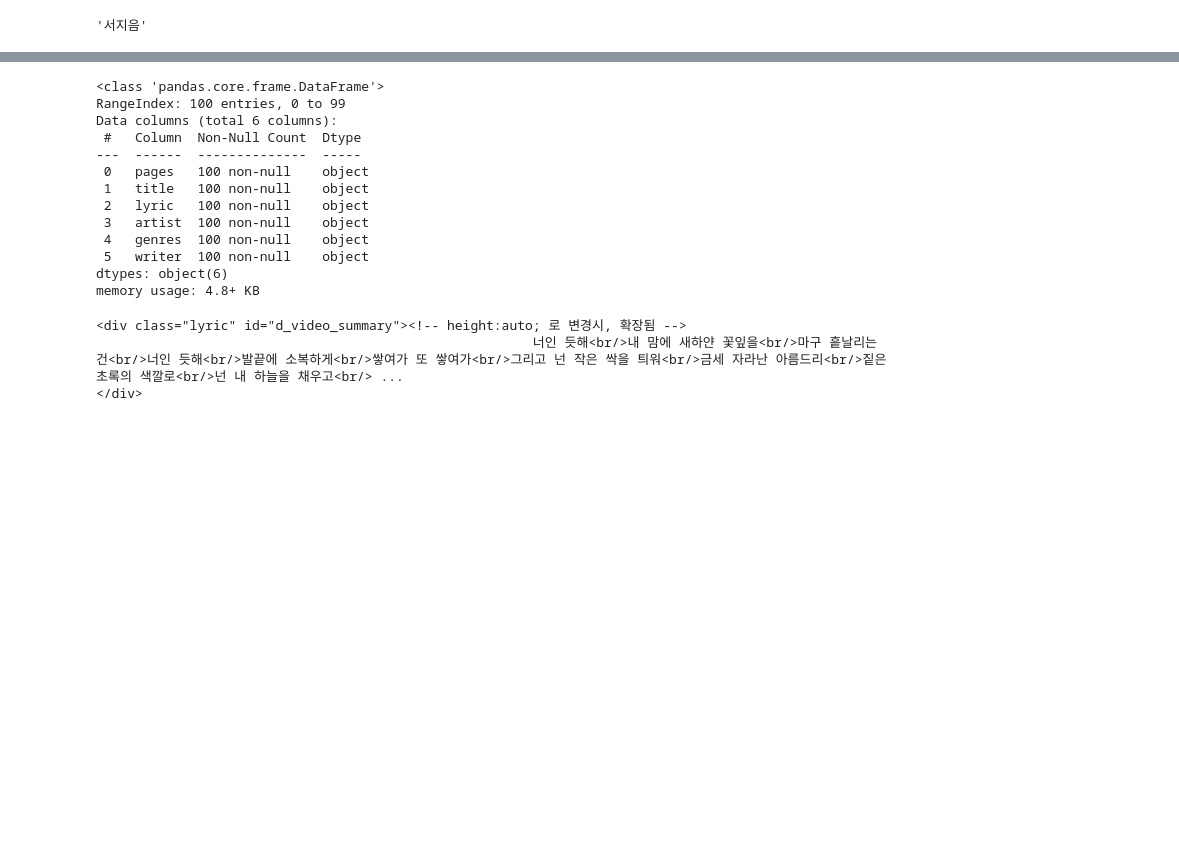
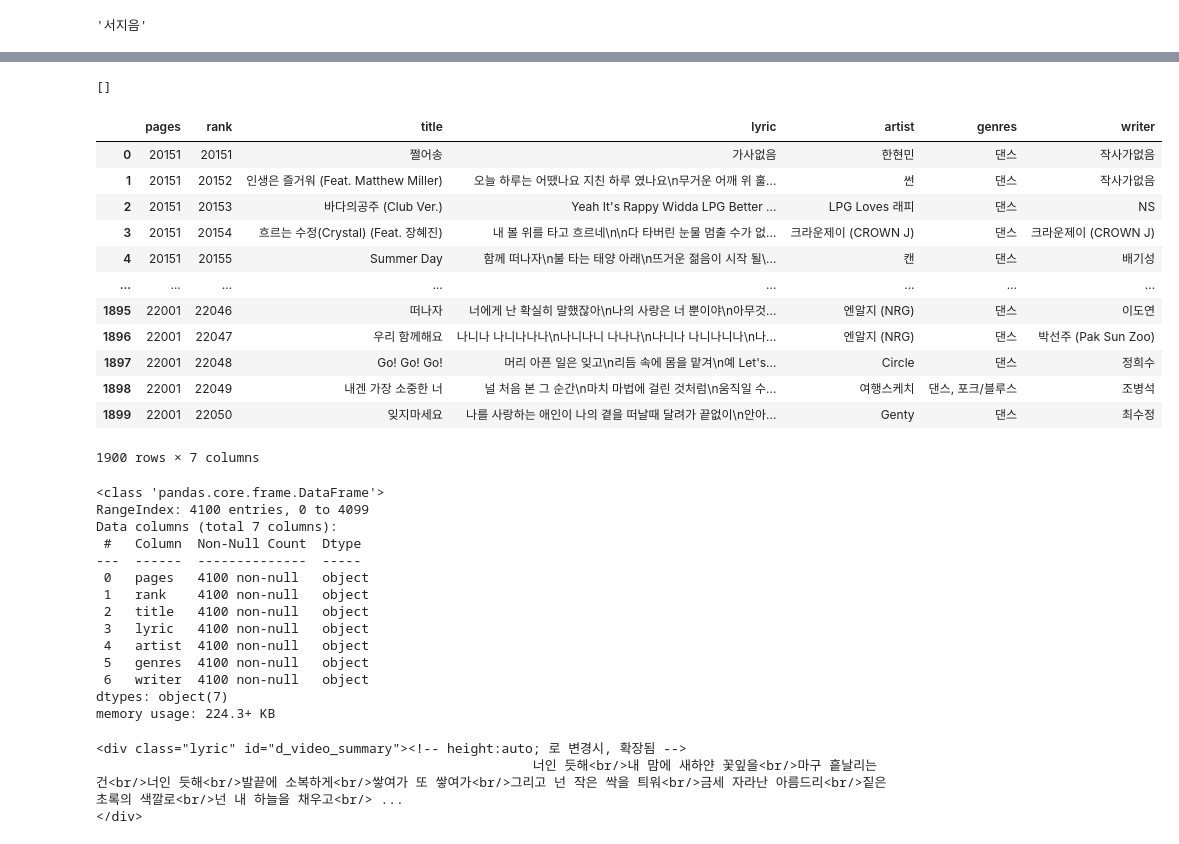
Before and after one commit to Hongbi-Kim/Writing_lyrics, a Jupyter notebook: melon_크롤링.ipynb, the cells around one changed output, grey strips where cells are left out. Cells and saved outputs as stored; diff of their text form; code cells hidden in the pictures; blank space fills up the shorter version.

```diff
--- a/melon_크롤링.ipynb
+++ b/melon_크롤링.ipynb
@@ -90,11 +90,11 @@ writer = []
 rank = []
 p = re.compile("'(\d+)'")
 
-for page in range(20151,26151,50): # 1페이지만 추출(1,51,50)
+for page in range(9551, 10001, 50): # 1페이지만 추출(1,51,50)
     url = "https://www.melon.com/genre/song_list.htm?gnrCode=GN0200#params%5BgnrCode%5D=GN0200&params%5BdtlGnrCode%5D\
                 =&params%5BorderBy%5D=POP&params%5BsteadyYn%5D=N&po=pageObj&startIndex={}".format(page) # 댄스 페이지
     driver.get(url)
-    time.sleep(4)
+    time.sleep(5)
     html = driver.page_source
     soup = BeautifulSoup(html, 'html.parser')
 
@@ -184,0 +158,25 @@ songlist.to_pickle('dance_14651-20150.pkl', protocol = 4) # 발라드는 ballad
+# %%
+dup = []
+for i in range(len(songlist)):
+    if songlist['rank'][i] == '1':
+        dup.append(i)
+dup
+# %% [output]
+[]
+# %%
+songlist = songlist.head(1900)
+songlist
+# %% [output]
+|  | pages | rank | title | lyric | artist | genres | writer |
+| 0 | 20151 | 20151 | 쩔어송 | 가사없음 | 한현민 | 댄스 | 작사가없음 |
+| 1 | 20151 | 20152 | 인생은 즐거워 (Feat. Matthew Miller) | 오늘 하루는 어땠나요 지친 하루 였나요\n무거운 어깨 위 훌... | 썬 | 댄스 | 작사가없음 |
+| 2 | 20151 | 20153 | 바다의공주 (Club Ver.) | Yeah It's Rappy Widda LPG Better ... | LPG Loves 래피 | 댄스 | NS |
+| 3 | 20151 | 20154 | 흐르는 수정(Crystal) (Feat. 장혜진) | 내 볼 위를 타고 흐르네\n\n다 타버린 눈물 멈출 수가 없... | 크라운제이 (CROWN J) | 댄스 | 크라운제이 (CROWN J) |
+| 4 | 20151 | 20155 | Summer Day | 함께 떠나자\n불 타는 태양 아래\n뜨거운 젊음이 시작 될\... | 캔 | 댄스 | 배기성 |
+| ... | ... | ... | ... | ... | ... | ... | ... |
+| 1895 | 22001 | 22046 | 떠나자 | 너에게 난 확실히 말했잖아\n나의 사랑은 너 뿐이야\n아무것... | 엔알지 (NRG) | 댄스 | 이도연 |
+| 1896 | 22001 | 22047 | 우리 함께해요 | 나니나 나니나나나\n나니나니 나나나\n나니나 나니나니나\n나... | 엔알지 (NRG) | 댄스 | 박선주 (Pak Sun Zoo) |
+| 1897 | 22001 | 22048 | Go! Go! Go! | 머리 아픈 일은 잊고\n리듬 속에 몸을 맡겨\n예 Let's... | Circle | 댄스 | 정희수 |
+| 1898 | 22001 | 22049 | 내겐 가장 소중한 너 | 널 처음 본 그 순간\n마치 마법에 걸린 것처럼\n움직일 수... | 여행스케치 | 댄스, 포크/블루스 | 조병석 |
+| 1899 | 22001 | 22050 | 잊지마세요 | 나를 사랑하는 애인이 나의 곁을 떠날때 달려가 끝없이\n안아... | Genty | 댄스 | 최수정 |
+1900 rows × 7 columns
@@ -186,18 +186,19 @@ songlist.to_pickle('dance_14651-20150.pkl', protocol = 4) # 발라드는 ballad
 songlist.info()
 # %% [output]
 <class 'pandas.core.frame.DataFrame'>
-RangeIndex: 100 entries, 0 to 99
-Data columns (total 6 columns):
+RangeIndex: 4100 entries, 0 to 4099
+Data columns (total 7 columns):
  #   Column  Non-Null Count  Dtype
 ---  ------  --------------  -----
- 0   pages   100 non-null    object
- 1   title   100 non-null    object
- 2   lyric   100 non-null    object
- 3   artist  100 non-null    object
- 4   genres  100 non-null    object
- 5   writer  100 non-null    object
-dtypes: object(6)
-memory usage: 4.8+ KB
+ 0   pages   4100 non-null   object
+ 1   rank    4100 non-null   object
+ 2   title   4100 non-null   object
+ 3   lyric   4100 non-null   object
+ 4   artist  4100 non-null   object
+ 5   genres  4100 non-null   object
+ 6   writer  4100 non-null   object
+dtypes: object(7)
+memory usage: 224.3+ KB
 # %%
 songlist['lyric'][99]
 # %% [output]
```
Also changed, not shown: parts of 21 cells of this notebook, 2 other files.
